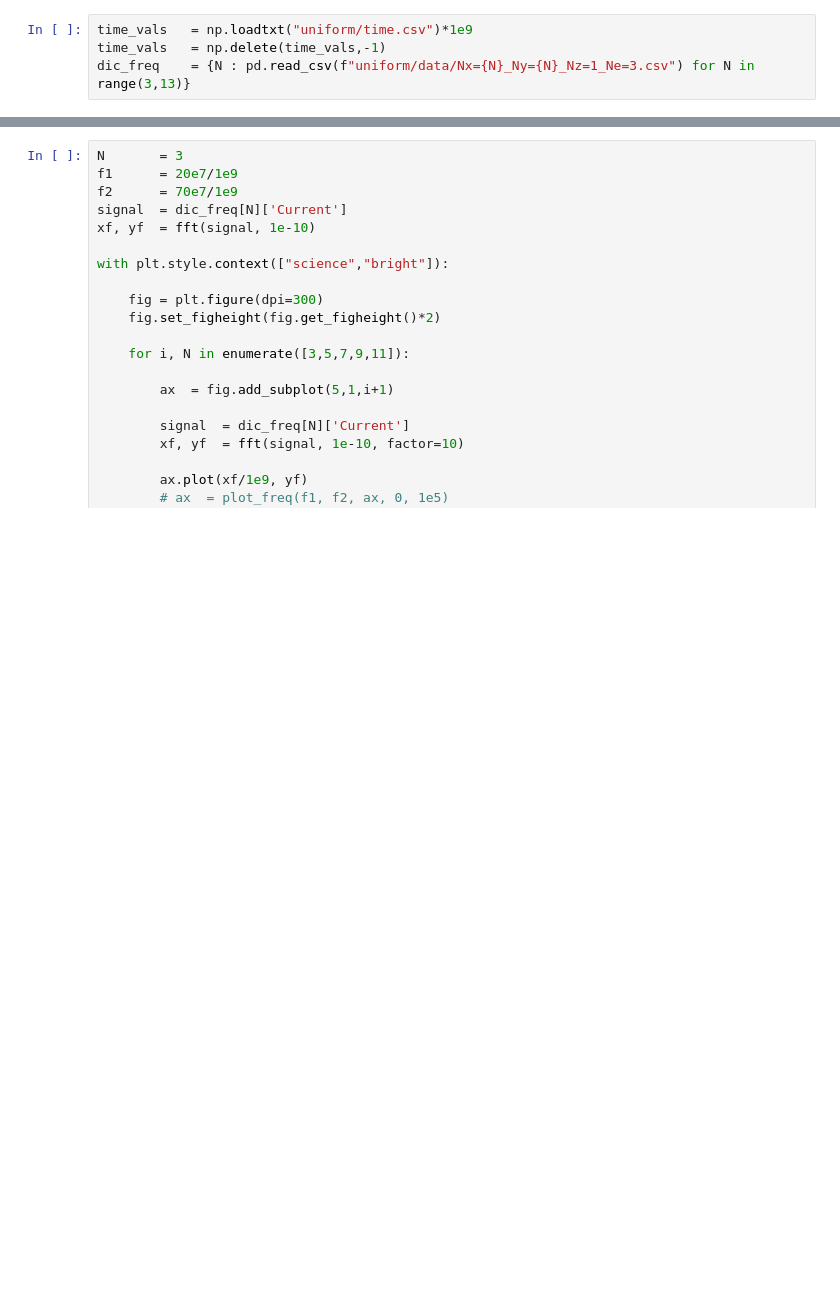
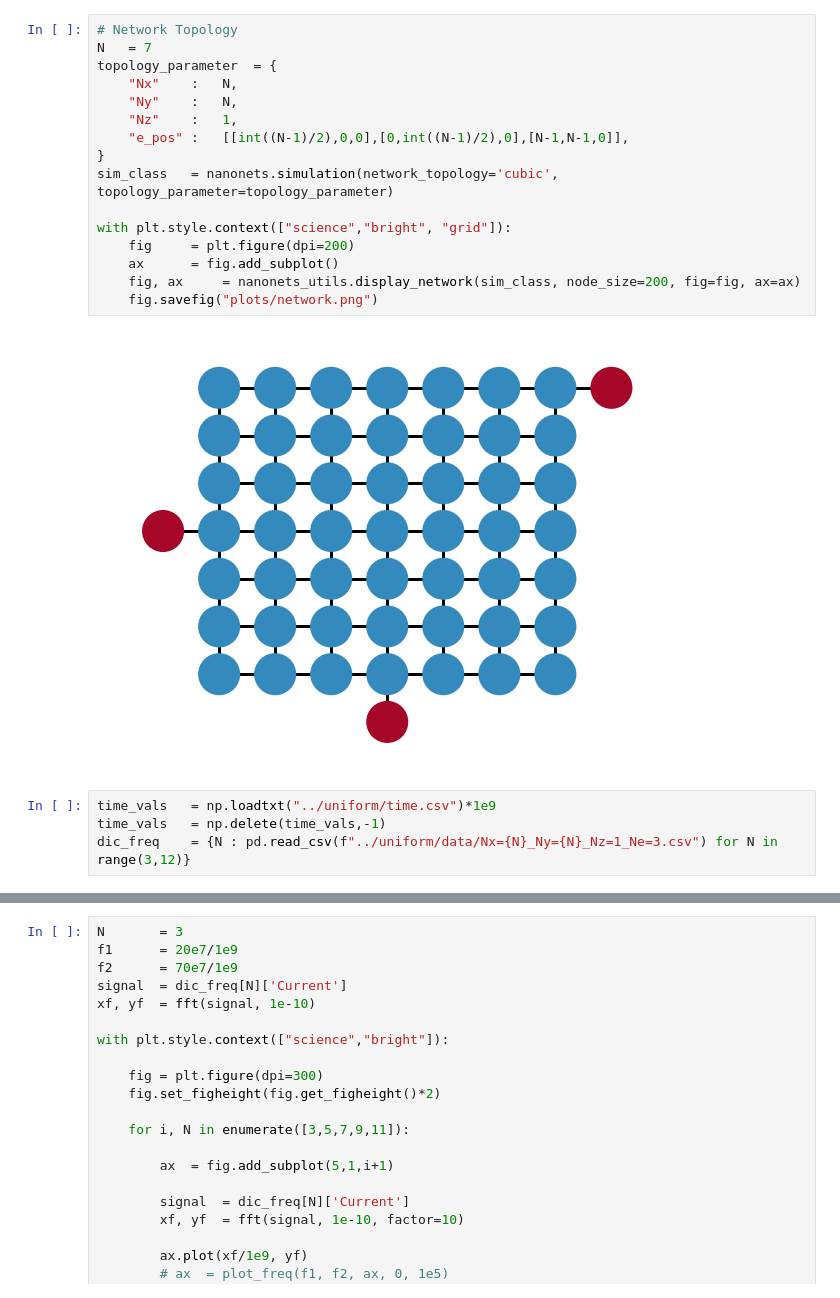
Before and after one commit to JonasMnsing/NanoNets, a Jupyter notebook: scripts/2_funding_period/WP2/freq_double/nbk/freq_double.ipynb, the cells around one changed output, grey strips where cells are left out. Saved outputs shown, nothing was run; the diff lists cells and outputs as text; blank space fills up the shorter version.

```diff
--- a/scripts/2_funding_period/WP2/freq_double/nbk/freq_double.ipynb
+++ b/scripts/2_funding_period/WP2/freq_double/nbk/freq_double.ipynb
@@ -27,5 +35,23 @@ def fft(signal, step_size, factor=5):
+# %%
+# Network Topology
+N   = 7
+topology_parameter  = {
+    "Nx"    :   N,
+    "Ny"    :   N,
+    "Nz"    :   1,
+    "e_pos" :   [[int((N-1)/2),0,0],[0,int((N-1)/2),0],[N-1,N-1,0]],
+}
+sim_class   = nanonets.simulation(network_topology='cubic', topology_parameter=topology_parameter)
+
+with plt.style.context(["science","bright", "grid"]):
+    fig     = plt.figure(dpi=200)
+    ax      = fig.add_subplot()
+    fig, ax     = nanonets_utils.display_network(sim_class, node_size=200, fig=fig, ax=ax)
+    fig.savefig("plots/network.png")
+# %% [output]
+[figure, added]
 # %%
-time_vals   = np.loadtxt("uniform/time.csv")*1e9
+time_vals   = np.loadtxt("../uniform/time.csv")*1e9
 time_vals   = np.delete(time_vals,-1)
-dic_freq    = {N : pd.read_csv(f"uniform/data/Nx={N}_Ny={N}_Nz=1_Ne=3.csv") for N in range(3,13)}
+dic_freq    = {N : pd.read_csv(f"../uniform/data/Nx={N}_Ny={N}_Nz=1_Ne=3.csv") for N in range(3,12)}
 # %%
```
Also changed, not shown: parts of 8 cells of this notebook, 19 other files.
